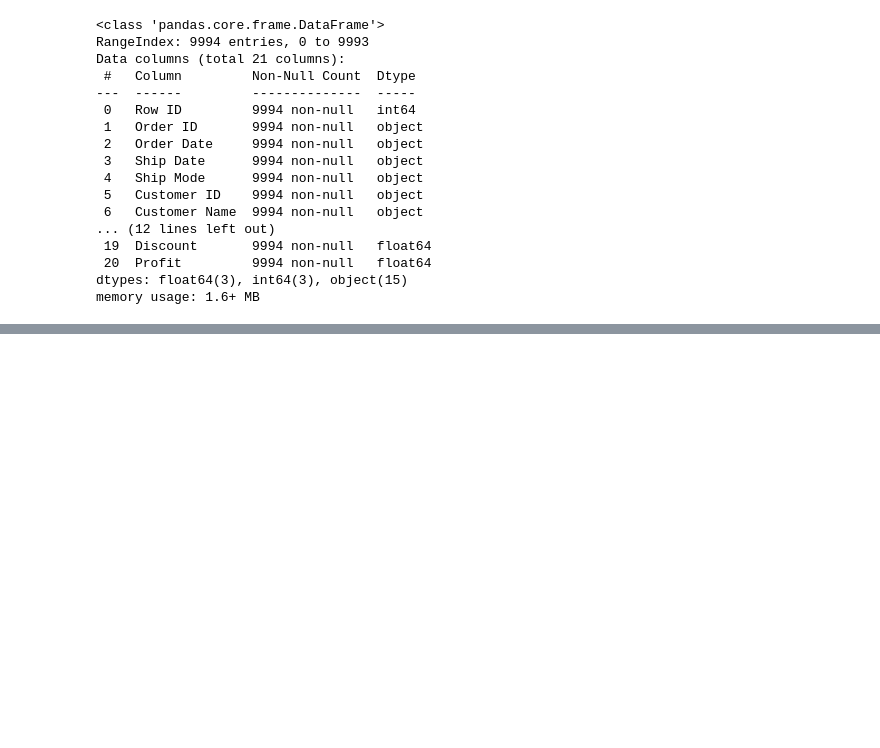
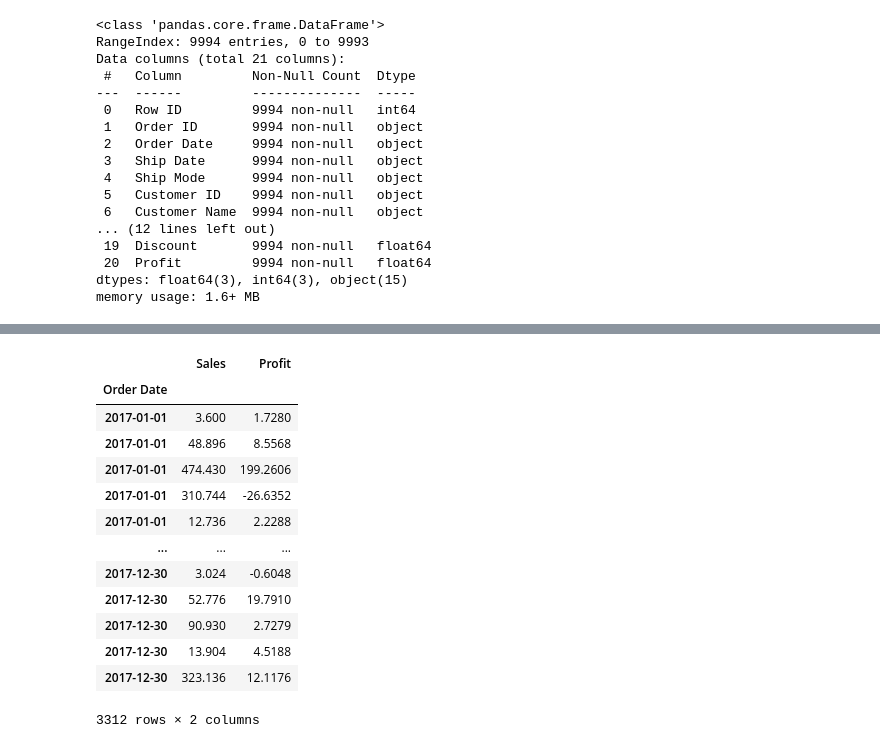
Before and after one commit to ryanhabis/College-folder, a Jupyter notebook: semester-1/Programming for Data Analytics/8 lesson/sales_database_filtering.ipynb, the cells around one changed output, grey strips where cells are left out. Saved outputs shown, nothing was run; the diff lists cells and outputs as text; code cells hidden in the pictures; blank space fills up the shorter version.

```diff
--- a/semester-1/Programming for Data Analytics/8 lesson/sales_database_filtering.ipynb
+++ b/semester-1/Programming for Data Analytics/8 lesson/sales_database_filtering.ipynb
@@ -159,0 +231,18 @@ IndexingError: Too many indexers
+# %%
+year_2017 = sales_data.loc['2017-01-01':'2017-12-31',["Sales","Profit"]]
+year_2017
+# %% [output]
+|  | Sales | Profit |
+| Order Date |  |  |
+| 2017-01-01 | 3.600 | 1.7280 |
+| 2017-01-01 | 48.896 | 8.5568 |
+| 2017-01-01 | 474.430 | 199.2606 |
+| 2017-01-01 | 310.744 | -26.6352 |
+| 2017-01-01 | 12.736 | 2.2288 |
+| ... | ... | ... |
+| 2017-12-30 | 3.024 | -0.6048 |
+| 2017-12-30 | 52.776 | 19.7910 |
+| 2017-12-30 | 90.930 | 2.7279 |
+| 2017-12-30 | 13.904 | 4.5188 |
+| 2017-12-30 | 323.136 | 12.1176 |
+3312 rows × 2 columns
```
Also changed, not shown: parts of 11 cells of this notebook, 1 other file.
